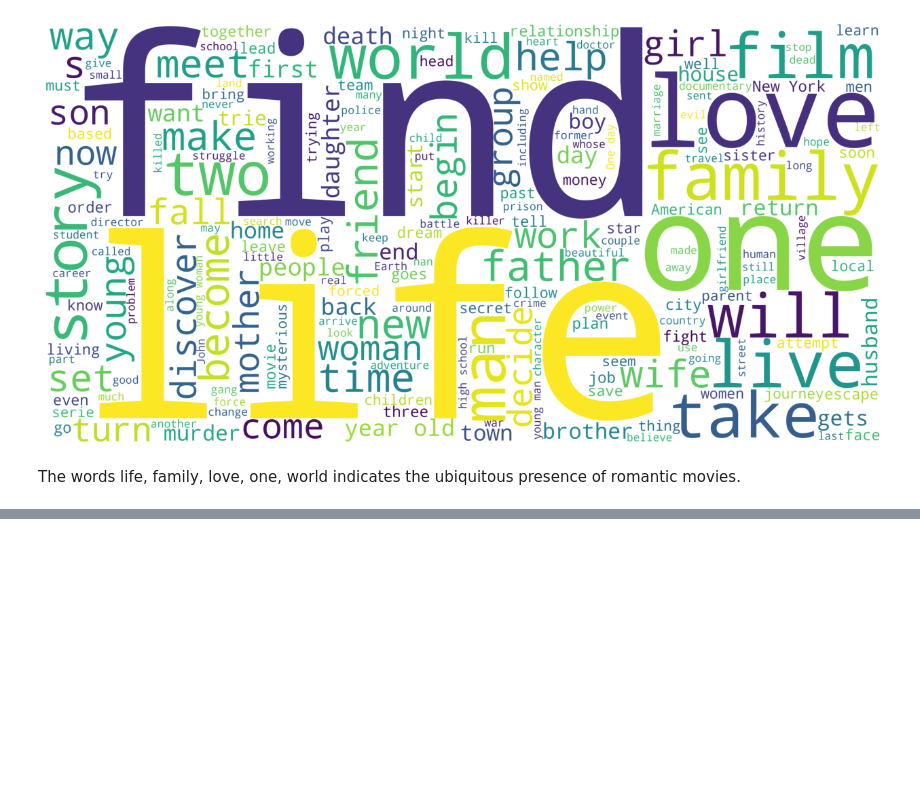
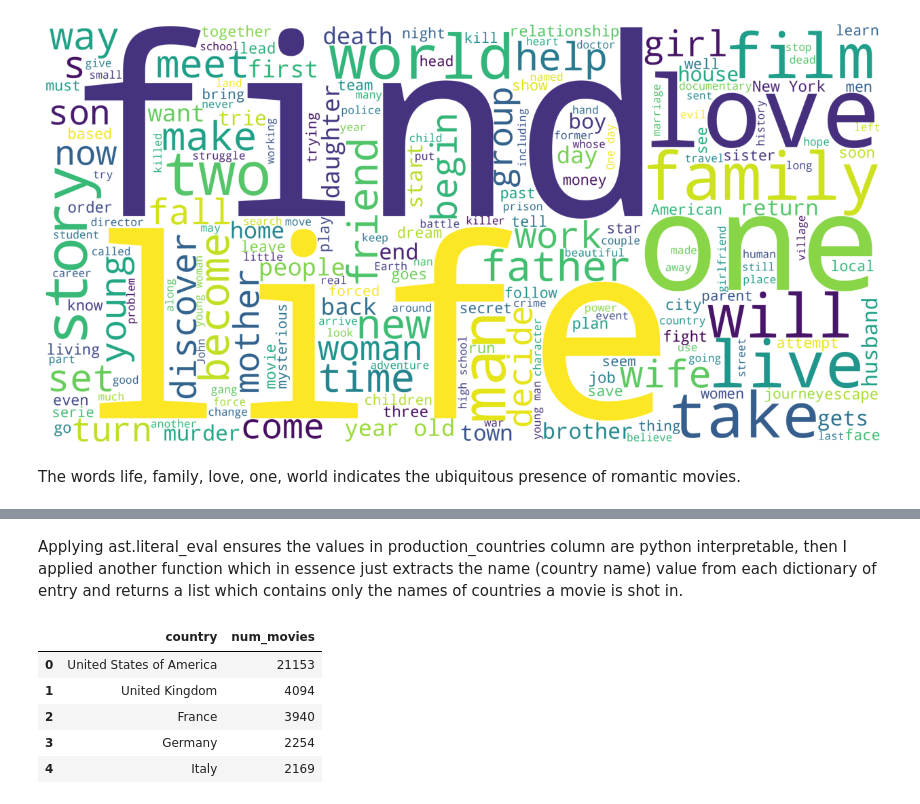
Before and after one commit to M-Awwab-Khan/most-comprehensive-movies-analysis, a Jupyter notebook: Movie_Metrics_An_Analyst_Approach.ipynb, the cells around one changed output, grey strips where cells are left out. Cells and saved outputs as stored; diff of their text form; code cells hidden in the pictures; blank space fills up the shorter version.

Commit message:
production countries

```diff
--- a/Movie_Metrics_An_Analyst_Approach.ipynb
+++ b/Movie_Metrics_An_Analyst_Approach.ipynb
@@ -232,0 +256,18 @@ The words life, family, love, one, world indicates the ubiquitous presence of ro
+# %%
+df['production_countries'] = df['production_countries'].fillna('[]').apply(ast.literal_eval)
+df['production_countries'] = df['production_countries'].apply(lambda x: [i['name'] for i in x] if type(x) is list else [])
+# %% [markdown]
+Applying ast.literal_eval ensures the values in production_countries column are python interpretable, then I applied another function which in essence just extracts the name (country name) value from each dictionary of entry and returns a list which contains only the names of countries a movie is shot in.
+# %%
+con_df = df.explode('production_countries')['production_countries']
+# %%
+con_df = con_df.value_counts().reset_index()
+con_df.columns = ['country', 'num_movies']
+con_df.head()
+# %% [output]
+|  | country | num_movies |
+| 0 | United States of America | 21153 |
+| 1 | United Kingdom | 4094 |
+| 2 | France | 3940 |
+| 3 | Germany | 2254 |
+| 4 | Italy | 2169 |
```
Also changed, not shown: parts of 6 cells of this notebook.
